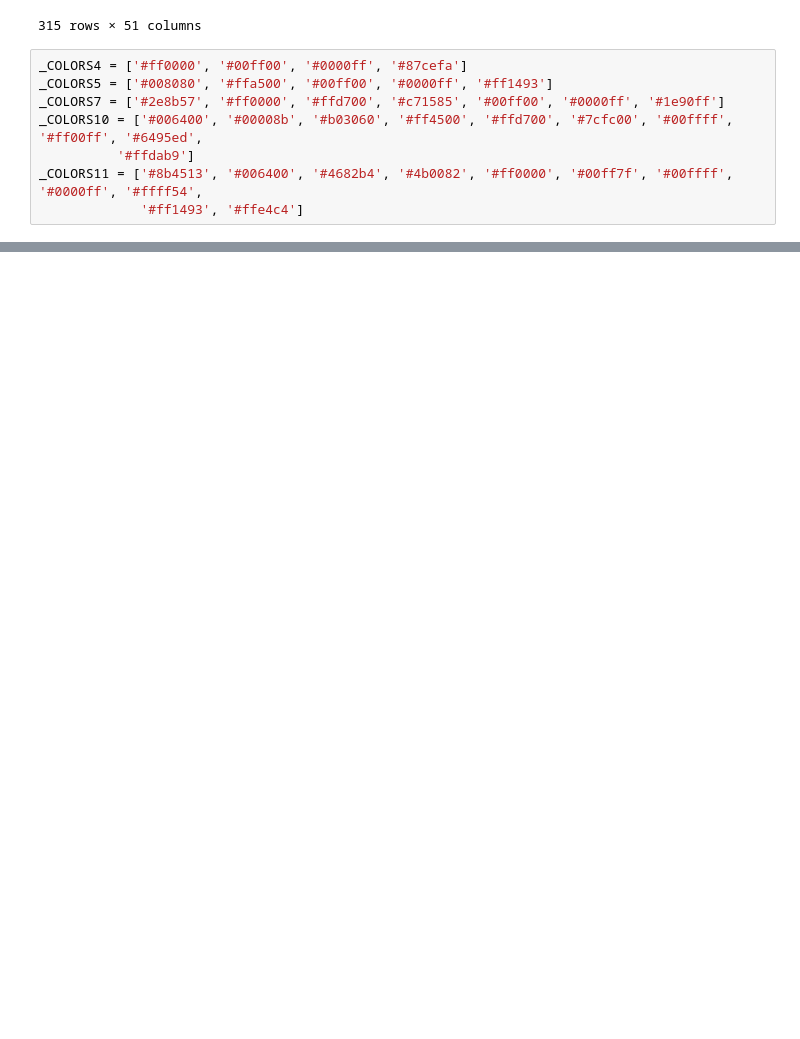
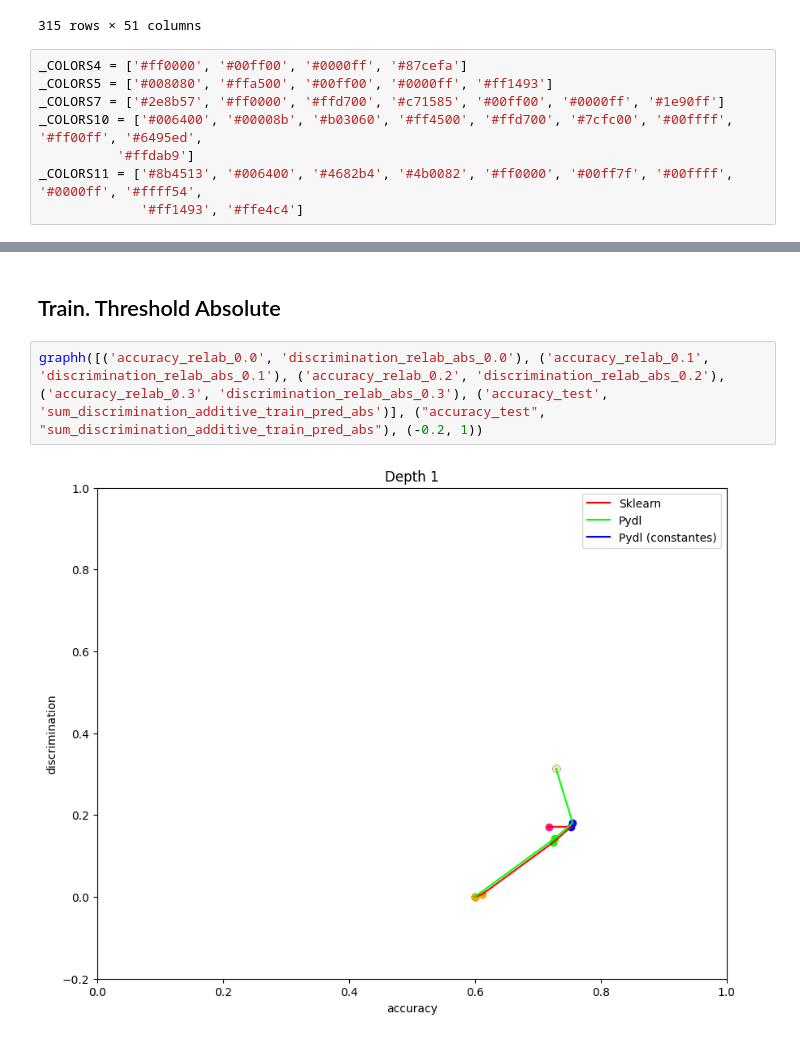
Before and after one commit to Hadyark/Masters-thesis_How-to-find-Decision-Trees-that-are-Optimal, a Jupyter notebook: MyCode/graph.ipynb, the cells around one changed output, grey strips where cells are left out. Cells and saved outputs as stored; diff of their text form; blank space fills up the shorter version.

```diff
--- a/MyCode/graph.ipynb
+++ b/MyCode/graph.ipynb
@@ -128,0 +136,6 @@ for depth in df_sklearn['depth'].unique():
+# %% [markdown]
+## Train. Threshold Absolute
+# %%
+graphh([('accuracy_relab_0.0', 'discrimination_relab_abs_0.0'), ('accuracy_relab_0.1', 'discrimination_relab_abs_0.1'), ('accuracy_relab_0.2', 'discrimination_relab_abs_0.2'), ('accuracy_relab_0.3', 'discrimination_relab_abs_0.3'), ('accuracy_test', 'sum_discrimination_additive_train_pred_abs')], ("accuracy_test", "sum_discrimination_additive_train_pred_abs"), (-0.2, 1))
+# %% [output]
+[figure, added]
```
Also changed, not shown: parts of 20 cells of this notebook, 9 other files.
